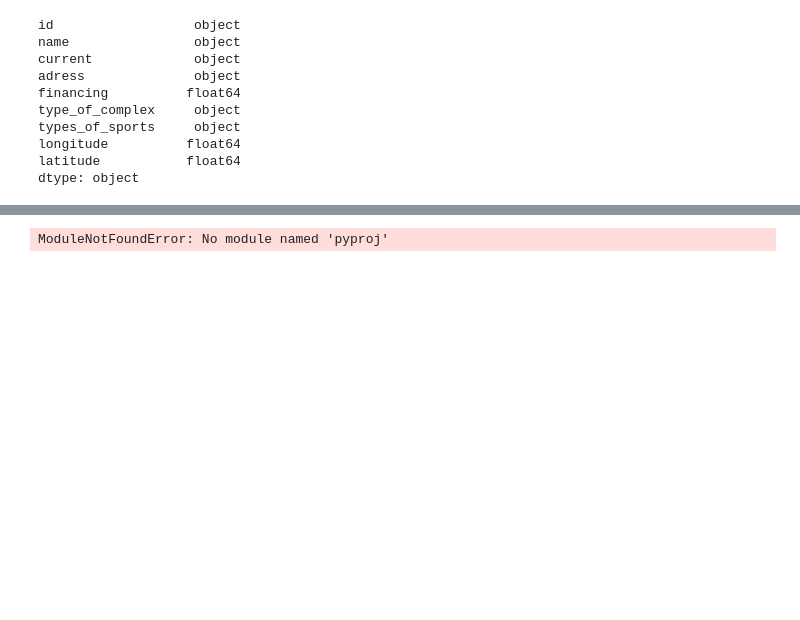
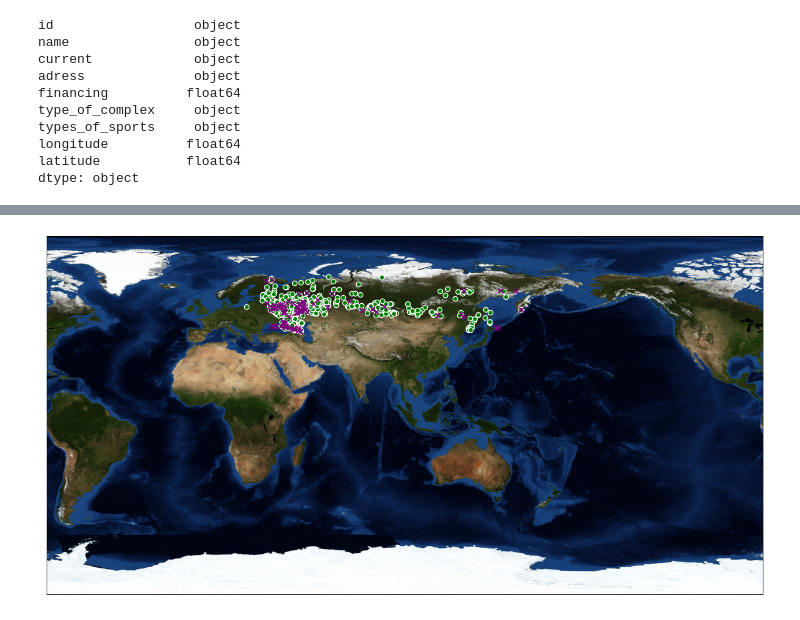
Before and after one commit to TheDryus/A-project-about-Russian-sports-facilities, a Jupyter notebook: All_Russian_Register_of_Sports_facilities_with_sports.ipynb, the cells around one changed output, grey strips where cells are left out. Cells and saved outputs as stored; diff of their text form; code cells hidden in the pictures; blank space fills up the shorter version.

```diff
--- a/All_Russian_Register_of_Sports_facilities_with_sports.ipynb
+++ b/All_Russian_Register_of_Sports_facilities_with_sports.ipynb
@@ -193,9 +259,11 @@ plt.scatter(df.longitude, df.latitude,color='green' ,edgecolors='red')
 # %%
 import matplotlib.pyplot as plt
 from mpl_toolkits.basemap import Basemap
-plt.figure(figsize=(8,8))
-m = Basemap( resolution=None, lat_0=0, lon_0=0)
-m.bluemarble(scale=0.5)
+plt.figure(figsize=(16, 9), dpi=100)
+plt.scatter(df[df.current == 'Y'].longitude, df[df.current == 'Y'].latitude, color='green', edgecolors='white')
+plt.scatter(df[df.current == 'N'].longitude, df[df.current == 'N'].latitude, marker='x', facecolor='purple')
+m = Basemap(resolution=None, lat_0=0, lon_0=100)
+m.bluemarble(scale=1)
 plt.show()
 # %% [output]
-ModuleNotFoundError: No module named 'pyproj'
+[figure, added]
```
Also changed, not shown: parts of 8 cells of this notebook.
